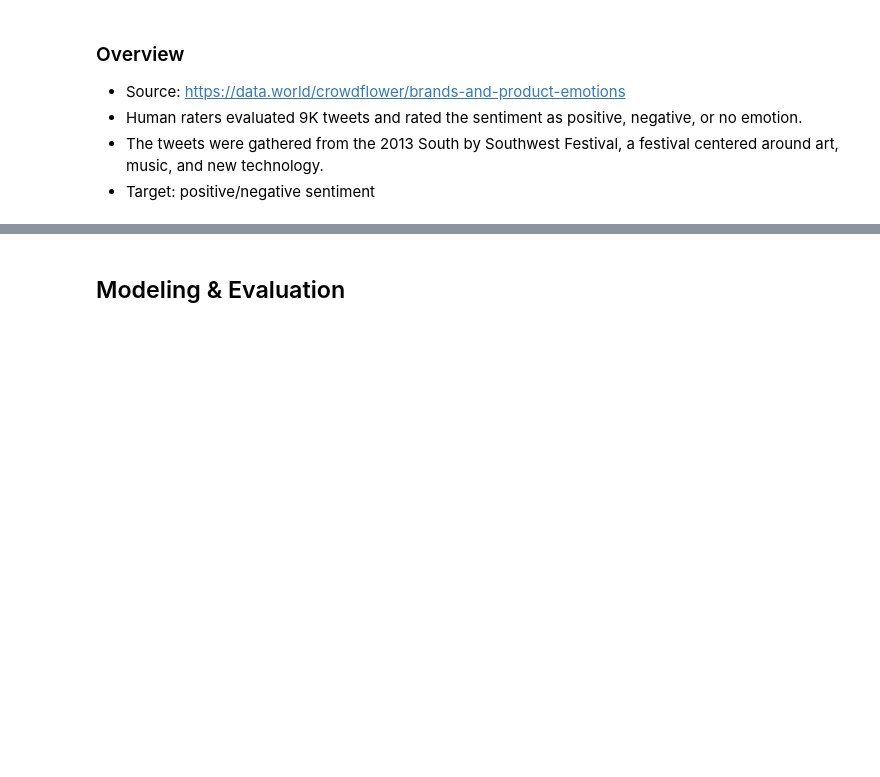
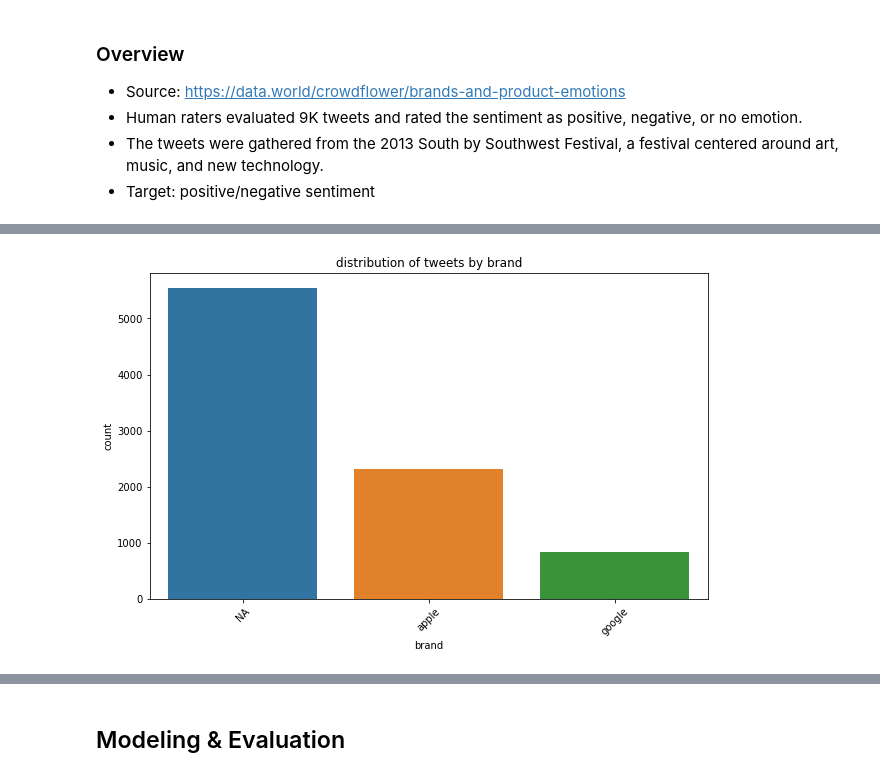
Before and after one commit to meghana-pakala/NLP-project, a Jupyter notebook: final.ipynb, the cells around one changed output, grey strips where cells are left out. Saved outputs shown, nothing was run; the diff lists cells and outputs as text; code cells hidden in the pictures; blank space fills up the shorter version.

```diff
--- a/final.ipynb
+++ b/final.ipynb
@@ -20,0 +197,4 @@
+# %%
+tweet_countplot(df, 'brand')
+# %% [output]
+[figure, added]
```
Also changed, not shown: parts of 35 cells of this notebook.
